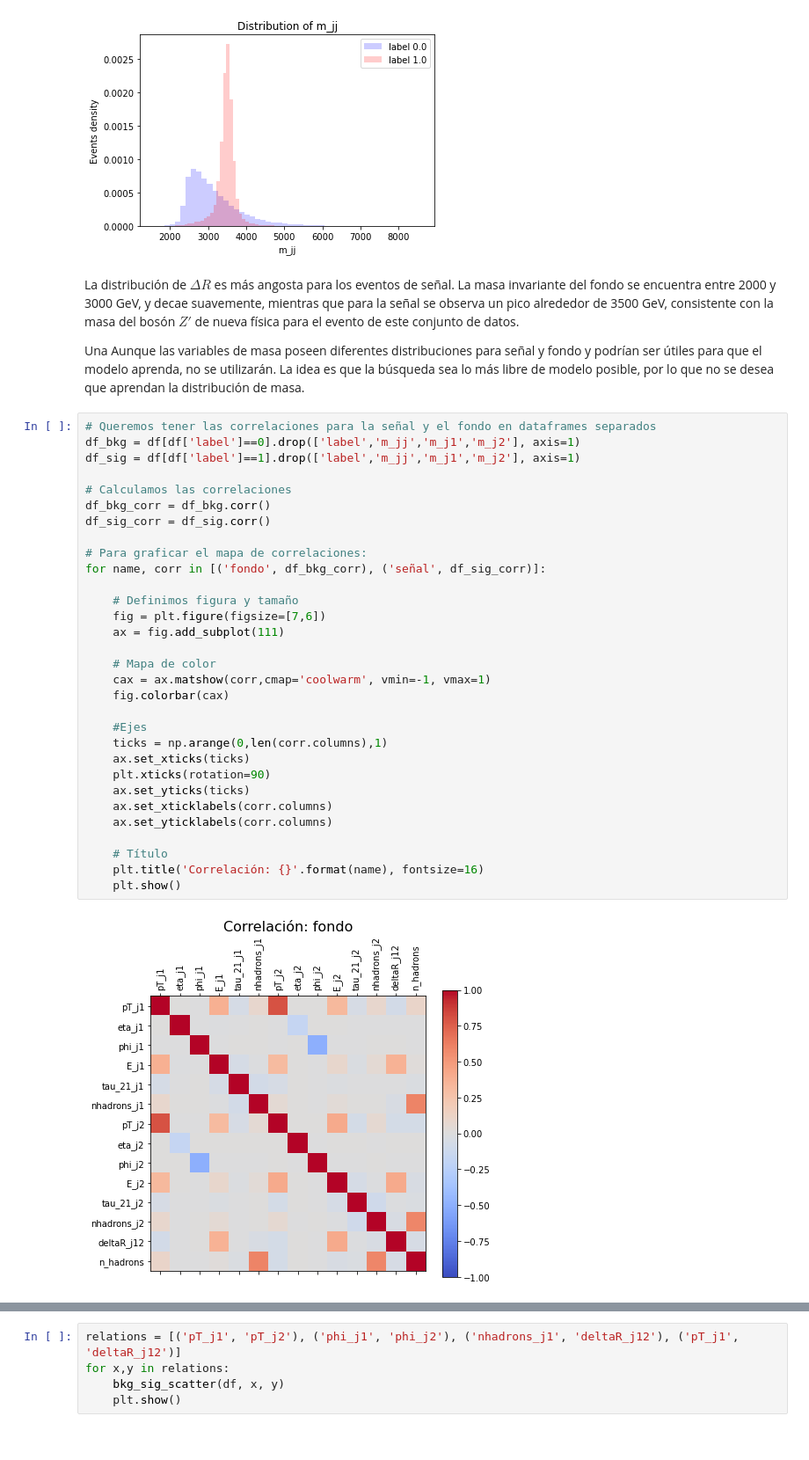
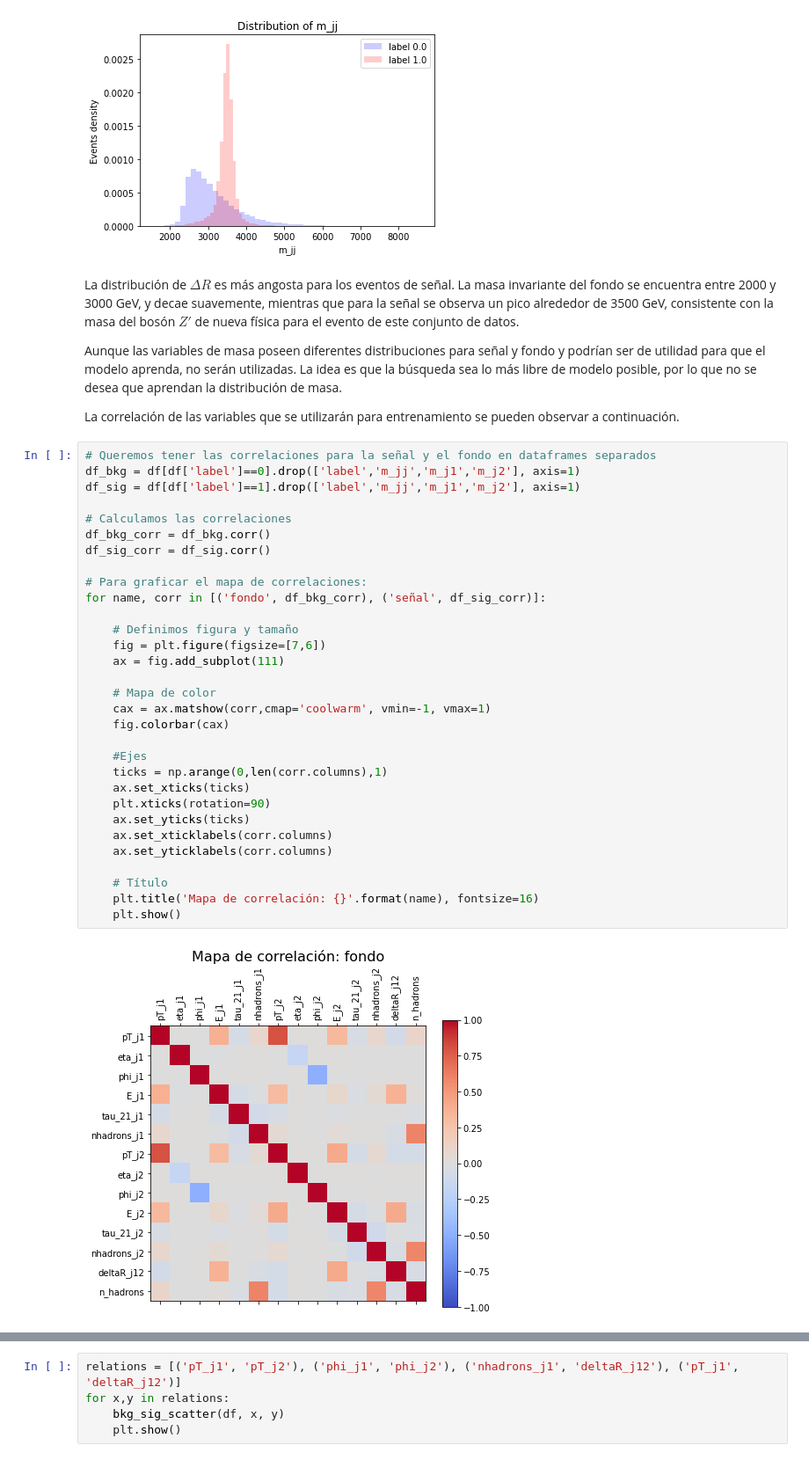
Before and after one commit to marianaiv/tesis_grado_UCV, a Jupyter notebook: tesis/capitulos/analisis-datos/conjunto-RnD.ipynb, the cells around one changed output, grey strips where cells are left out. Shown: that part at 88% size. Drawn from its saved outputs; the diff is of its cells as text.

```diff
--- a/tesis/capitulos/analisis-datos/conjunto-RnD.ipynb
+++ b/tesis/capitulos/analisis-datos/conjunto-RnD.ipynb
@@ -201,38 +201,39 @@ for variable in ['deltaR_j12','m_jj']:
 # %% [markdown]
 La distribución de $\Delta R$ es más angosta para los eventos de señal. La masa invariante del fondo se encuentra entre 2000 y 3000 GeV, y decae suavemente, mientras que para la señal se observa un pico alrededor de 3500 GeV, consistente con la masa del bosón $Z'$ de nueva física para el evento de este conjunto de datos.
 
-Una
-Aunque las variables de masa poseen diferentes distribuciones para señal y fondo y podrían ser útiles para que el modelo aprenda, no se utilizarán. La idea es que la búsqueda sea lo más libre de modelo posible, por lo que no se desea que aprendan la distribución de masa.
+Aunque las variables de masa poseen diferentes distribuciones para señal y fondo y podrían ser de utilidad para que el modelo aprenda, no serán utilizadas. La idea es que la búsqueda sea lo más libre de modelo posible, por lo que no se desea que aprendan la distribución de masa.
+
+La correlación de las variables que se utilizarán para entrenamiento se pueden observar a continuación.
 # %%
 # Queremos tener las correlaciones para la señal y el fondo en dataframes separados
 df_bkg = df[df['label']==0].drop(['label','m_jj','m_j1','m_j2'], axis=1)
 df_sig = df[df['label']==1].drop(['label','m_jj','m_j1','m_j2'], axis=1)
 
 # Calculamos las correlaciones
 df_bkg_corr = df_bkg.corr()
 df_sig_corr = df_sig.corr()
 
 # Para graficar el mapa de correlaciones:
 for name, corr in [('fondo', df_bkg_corr), ('señal', df_sig_corr)]:
 
     # Definimos figura y tamaño
     fig = plt.figure(figsize=[7,6])
     ax = fig.add_subplot(111)
 
     # Mapa de color
     cax = ax.matshow(corr,cmap='coolwarm', vmin=-1, vmax=1)
     fig.colorbar(cax)
 
     #Ejes
     ticks = np.arange(0,len(corr.columns),1)
     ax.set_xticks(ticks)
     plt.xticks(rotation=90)
     ax.set_yticks(ticks)
     ax.set_xticklabels(corr.columns)
     ax.set_yticklabels(corr.columns)
 
     # Título
-    plt.title('Correlación: {}'.format(name), fontsize=16)
+    plt.title('Mapa de correlación: {}'.format(name), fontsize=16)
     plt.show()
 # %% [output]
-[figure, old version]
+[figure, new version]
```
Also changed, not shown: parts of 3 cells of this notebook.
